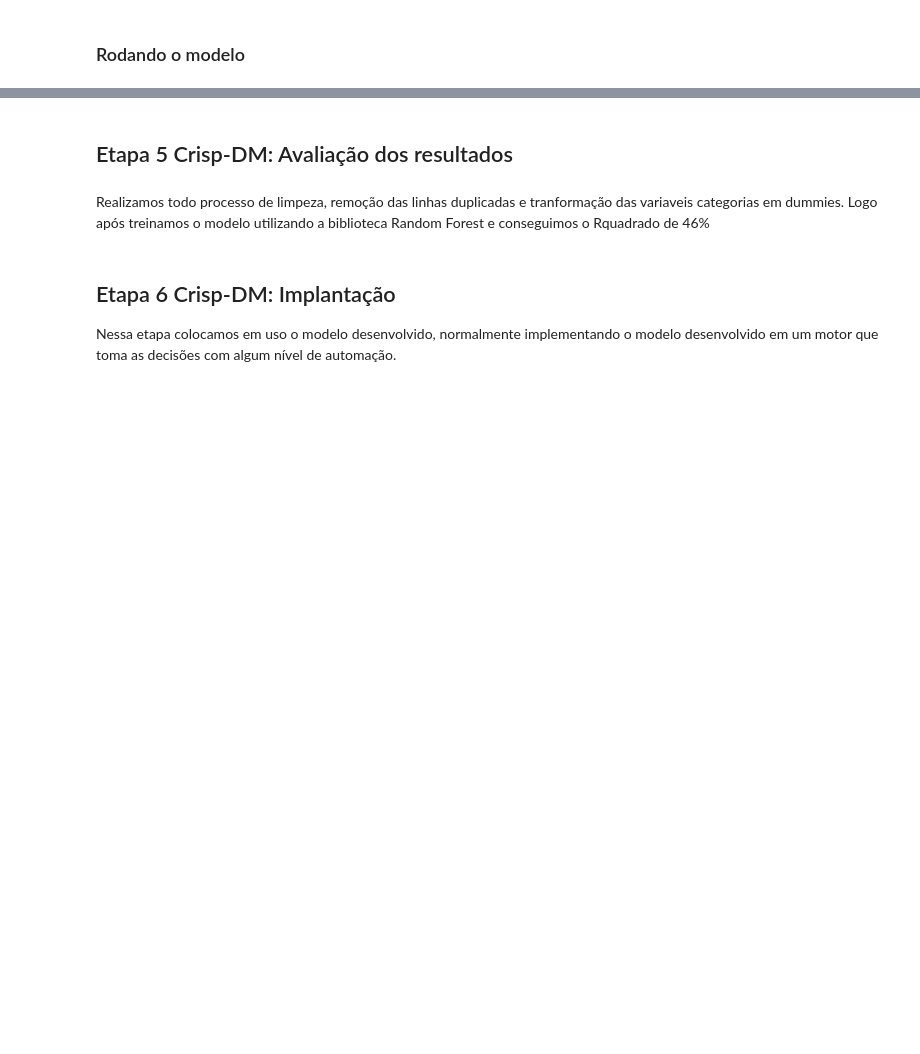
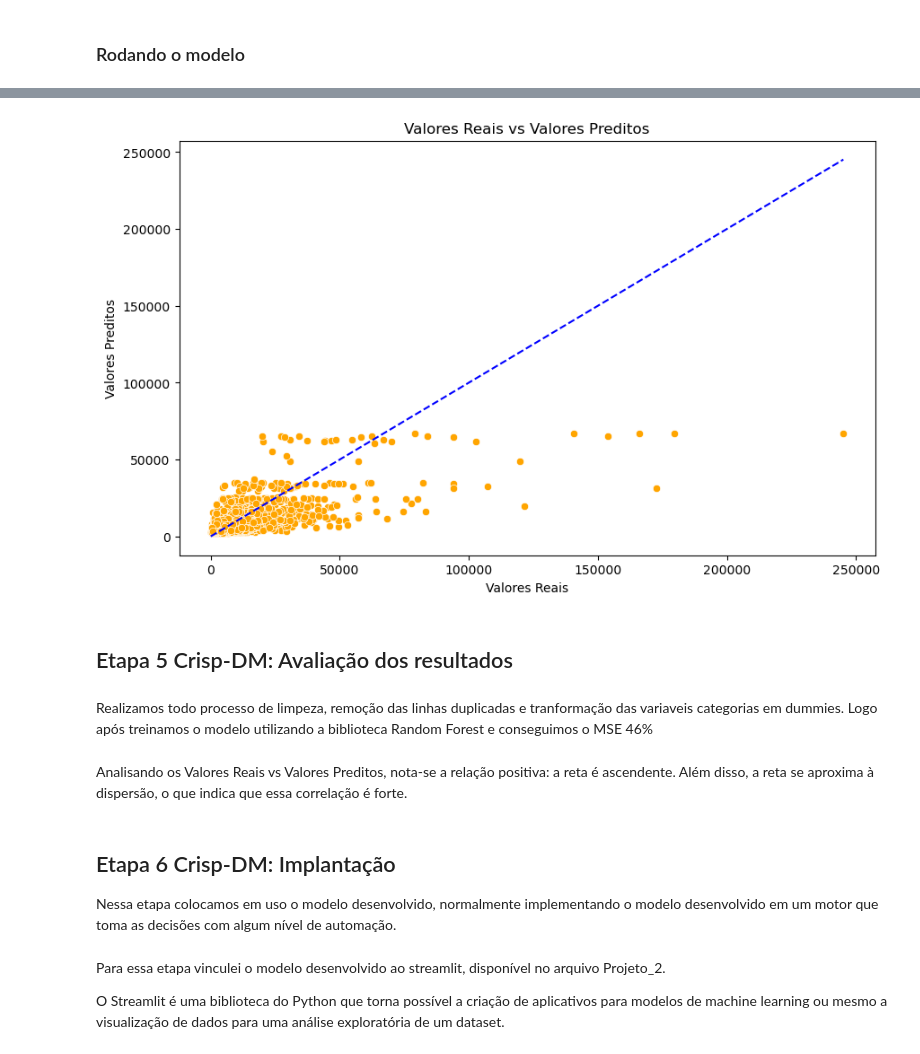
Before and after one commit to crikactba/PrevisaoRenda, a Jupyter notebook: Projeto 2.ipynb, the cells around one changed output, grey strips where cells are left out. Cells and saved outputs as stored; diff of their text form; code cells hidden in the pictures; blank space fills up the shorter version.

```diff
--- a/Projeto 2.ipynb
+++ b/Projeto 2.ipynb
@@ -407,8 +410,34 @@ df_avaliacao.head()
+# %%
+
+# Plotando o gráfico
+plt.figure(figsize=(10,6))
+sns.scatterplot(x='Valores Reais', y='Valores Preditos', data=df_avaliacao, color='orange')
+
+# Adicionando uma linha de tendência (diagonal perfeita para comparação)
+max_valor = max(df_avaliacao.max()) # Pegar o maior valor entre reais e preditos para ajustar a linha
+plt.plot([0, max_valor], [0, max_valor], color='blue', linestyle='--') # Linha 45º
+
+# Títulos e rótulos
+plt.title('Valores Reais vs Valores Preditos')
+plt.xlabel('Valores Reais')
+plt.ylabel('Valores Preditos')
+
+plt.show()
+# %% [output]
+[figure, added]
 # %% [markdown]
 ## Etapa 5 Crisp-DM: Avaliação dos resultados
 # %% [markdown]
 Realizamos todo processo de limpeza, remoção das linhas duplicadas e tranformação das variaveis categorias em dummies.
-Logo após treinamos o modelo utilizando a biblioteca Random Forest e conseguimos o Rquadrado de 46%
+Logo após treinamos o modelo utilizando a biblioteca Random Forest e conseguimos o MSE 46%
+# %% [markdown]
+Analisando os Valores Reais vs Valores Preditos, nota-se a relação positiva: a reta é ascendente.
+Além disso, a reta se aproxima à dispersão, o que indica que essa correlação é forte.
 # %% [markdown]
 ## Etapa 6 Crisp-DM: Implantação
 Nessa etapa colocamos em uso o modelo desenvolvido, normalmente implementando o modelo desenvolvido em um motor que toma as decisões com algum nível de automação.
+# %% [markdown]
+Para essa etapa vinculei o modelo desenvolvido ao streamlit, disponível no arquivo Projeto_2.
+
+O Streamlit é uma biblioteca do Python que torna possível a criação de aplicativos
+para modelos de machine learning ou mesmo a visualização de dados para uma análise exploratória de um dataset.
```
Also changed, not shown: parts of 10 cells of this notebook.
